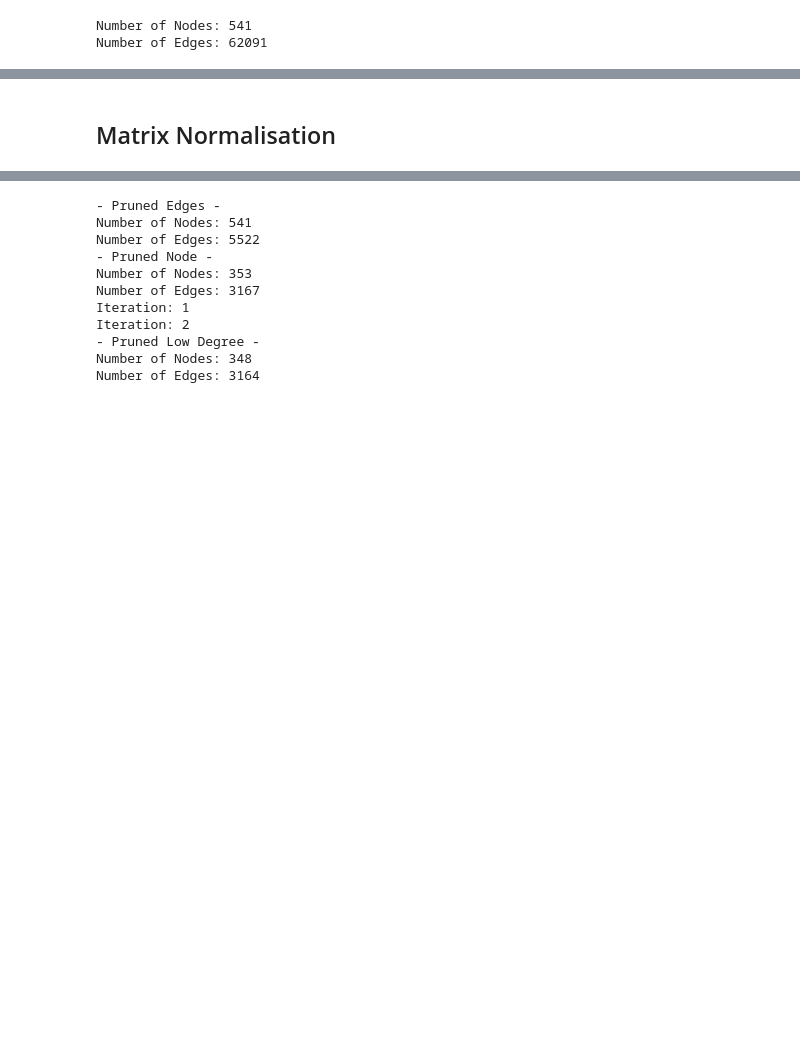
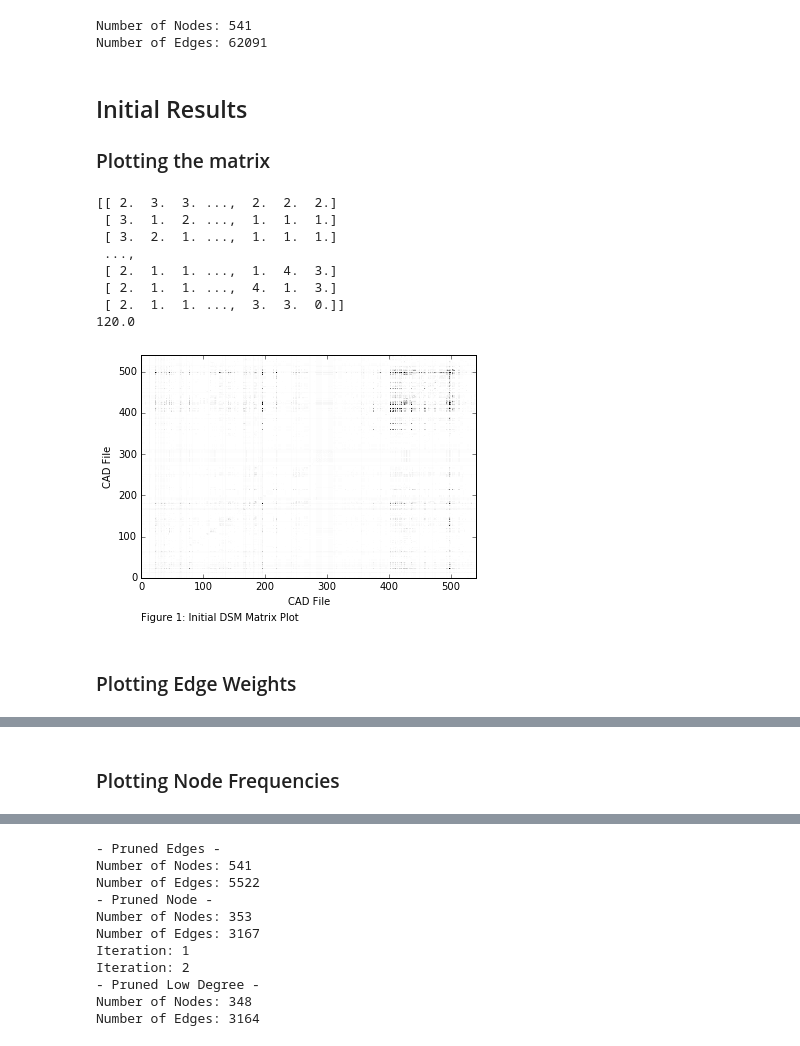
Before and after one commit to jamesgopsill/PythonNotebooks, a Jupyter notebook: DSM/Automatic Generation of Design Structure Matrices.ipynb, the cells around one changed output, grey strips where cells are left out. Saved outputs shown, nothing was run; the diff lists cells and outputs as text; code cells hidden in the pictures; blank space fills up the shorter version.

```diff
--- a/DSM/Automatic Generation of Design Structure Matrices.ipynb
+++ b/DSM/Automatic Generation of Design Structure Matrices.ipynb
@@ -120,6 +151,38 @@ print('Number of Edges:', g.number_of_edges())
 # %% [output]
 Number of Nodes: 541
 Number of Edges: 62091
+# %% [markdown]
+## Initial Results
+
+### Plotting the matrix
+# %%
+m = nx.to_numpy_matrix(g)
+m = np.asarray(m)
+print(m)
+print(np.max(m))
+
+# Return to png for plotting results as these are large arrays and large svgs will crash the page
+set_matplotlib_formats('png')
+
+plt.pcolor(m, cmap='Greys', vmin=0, vmax=np.max(m)/2)
+plt.xlim(0, g.number_of_nodes())
+plt.ylim(0, g.number_of_nodes())
+plt.xlabel('CAD File')
+plt.ylabel('CAD File')
+plt.annotate('Figure 1: Initial DSM Matrix Plot', (0,0), (0, -35), xycoords='axes fraction', textcoords='offset points', va='top')
+plt.show()
+# %% [output]
+[[ 2.  3.  3. ...,  2.  2.  2.]
+ [ 3.  1.  2. ...,  1.  1.  1.]
+ [ 3.  2.  1. ...,  1.  1.  1.]
+ ...,
+ [ 2.  1.  1. ...,  1.  4.  3.]
+ [ 2.  1.  1. ...,  4.  1.  3.]
+ [ 2.  1.  1. ...,  3.  3.  0.]]
+120.0
+[figure, added]
+# %% [markdown]
+### Plotting Edge Weights
 # %%
 edge_weights = []
 for u, v, d in g.edges(data=True):
@@ -134,6 +199,8 @@ plt.ylabel('Weight')
 plt.show()
 # %% [output]
 [drawing not drawn]
+# %% [markdown]
+### Plotting Node Frequencies
 # %%
 node_freqs = []
 for u, d in g.nodes(data=True):
@@ -148,5 +217,3 @@ plt.ylabel('Weight')
 plt.show()
 # %% [output]
 [drawing not drawn]
-# %% [markdown]
-## Matrix Normalisation
```
Also changed, not shown: parts of 24 cells of this notebook, 1 other file.
